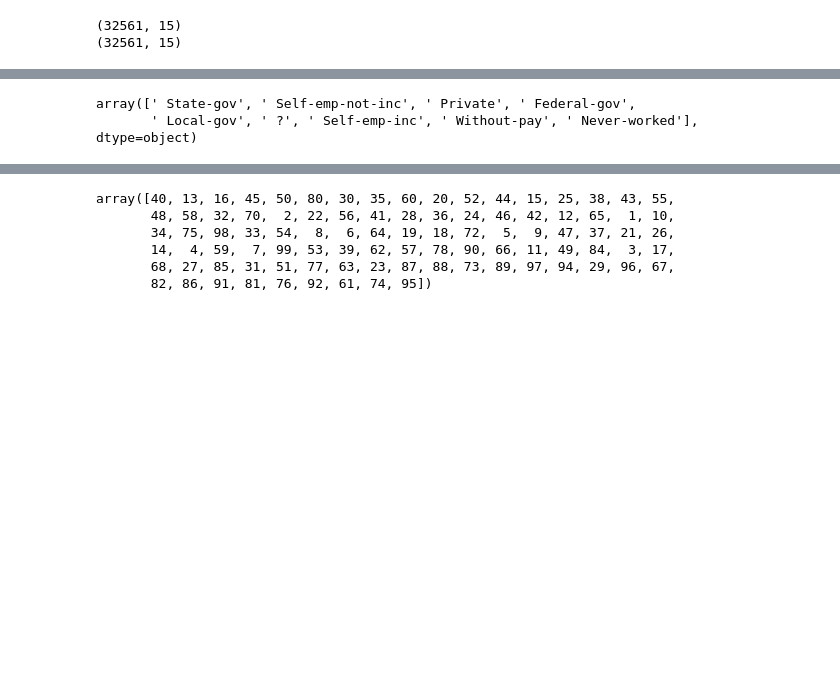
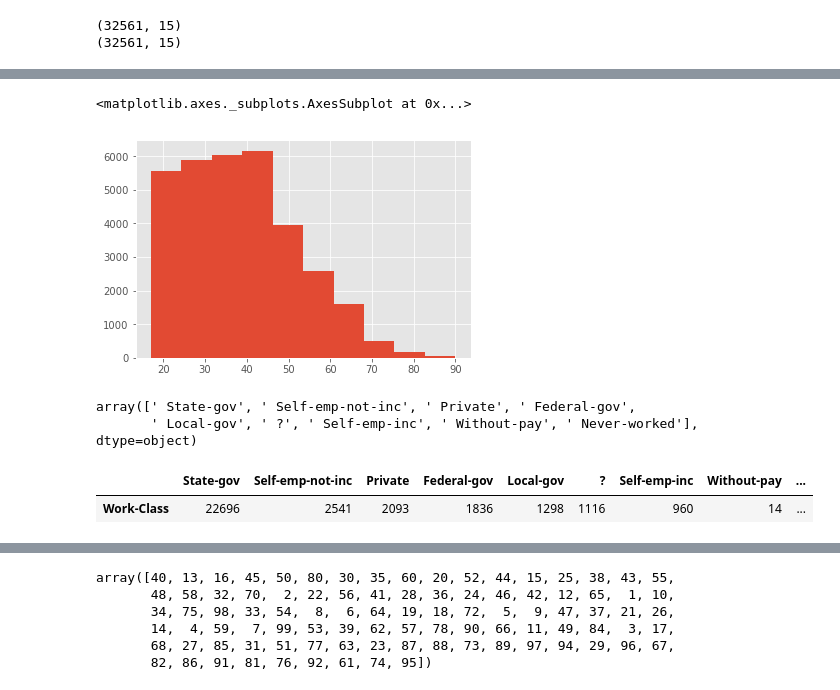
Before and after one commit to smitdalt/machine-learning, a Jupyter notebook: notebooks/Clustering.ipynb, the cells around one changed output, grey strips where cells are left out. Saved outputs shown, nothing was run; the diff lists cells and outputs as text; code cells hidden in the pictures; blank space fills up the shorter version.

Commit message:
updated clustering lab with nice plots

```diff
--- a/notebooks/Clustering.ipynb
+++ b/notebooks/Clustering.ipynb
@@ -253,2 +260,7 @@ max         90.000000
 Name: Age, dtype: float64
+# %%
+adult['Age'].hist(bins=10)
+# %% [output]
+<matplotlib.axes._subplots.AxesSubplot at 0x...>
+[figure, added]
 # %%
@@ -256,3 +269,16 @@ adult["Work-Class"].unique()
 # %% [output]
 array([' State-gov', ' Self-emp-not-inc', ' Private', ' Federal-gov',
        ' Local-gov', ' ?', ' Self-emp-inc', ' Without-pay', ' Never-worked'], dtype=object)
+# %%
+# cross tab
+result = adult[['Work-Class']].apply(pd.value_counts).fillna(0).T
+result.index=['Work-Class']
+result.columns=[' State-gov', ' Self-emp-not-inc', ' Private', ' Federal-gov',
+       ' Local-gov', ' ?', ' Self-emp-inc', ' Without-pay', ' Never-worked']
+pd.options.display.float_format = '{:,.0f}'.format
+
+# cross tabulated result
+result
+# %% [output]
+|  | State-gov | Self-emp-not-inc | Private | Federal-gov | Local-gov | ? | Self-emp-inc | Without-pay | ... |
+| Work-Class | 22696 | 2541 | 2093 | 1836 | 1298 | 1116 | 960 | 14 | ... |
```
Also changed, not shown: parts of 17 cells of this notebook.
